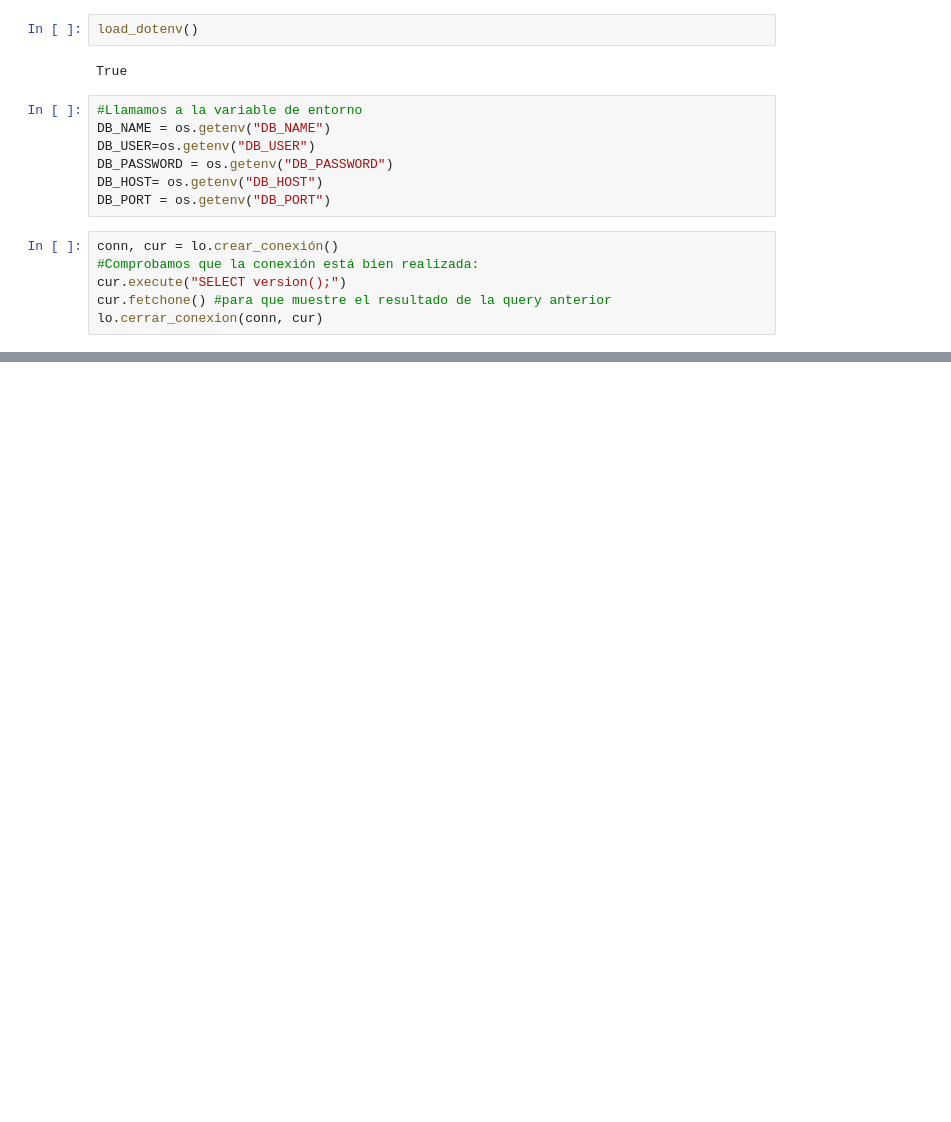
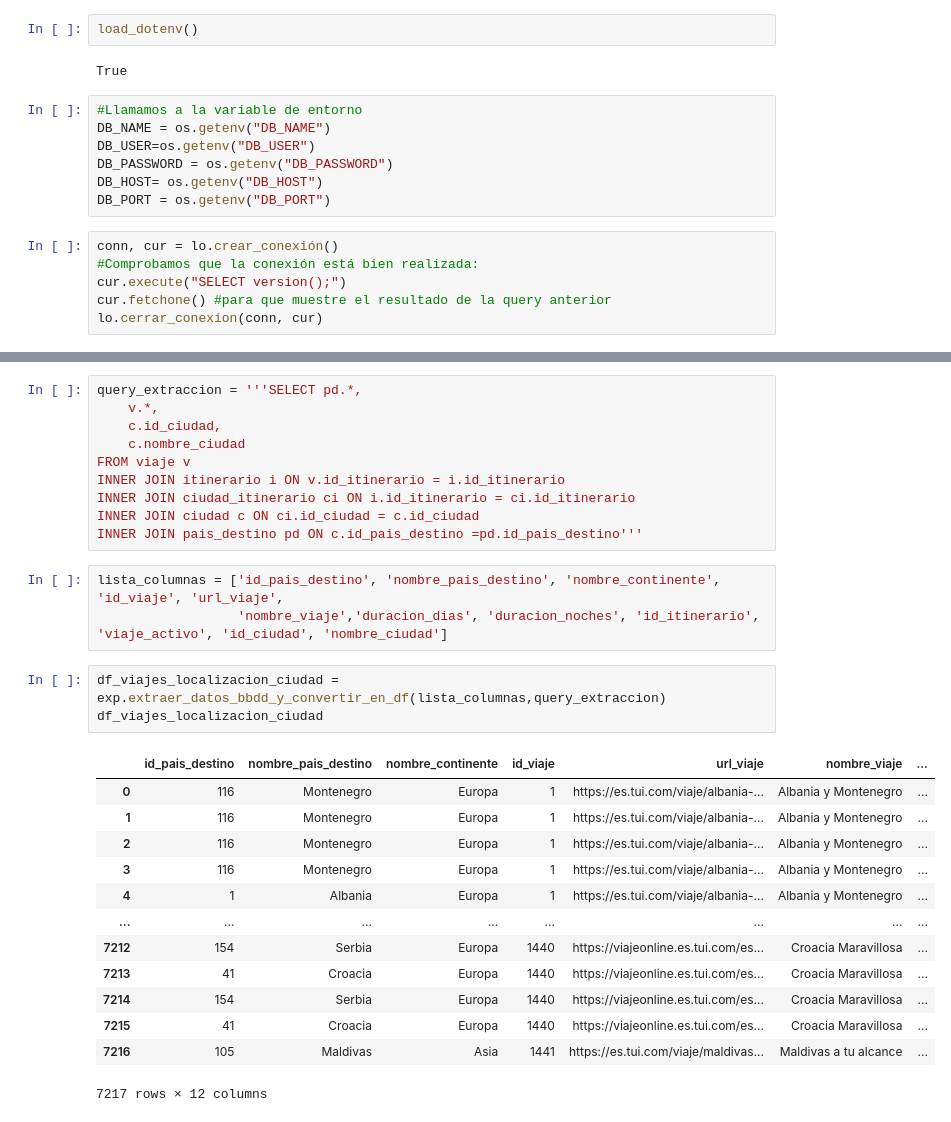
Before and after one commit to VanesaFloresRivera/Proyecto-Final, a Jupyter notebook: notebooks/eda.ipynb, the cells around one changed output, grey strips where cells are left out. Saved outputs shown, nothing was run; the diff lists cells and outputs as text; blank space fills up the shorter version.

```diff
--- a/notebooks/eda.ipynb
+++ b/notebooks/eda.ipynb
@@ -29,0 +86,30 @@ lo.cerrar_conexion(conn, cur)
+# %%
+query_extraccion = '''SELECT pd.*,
+	v.*,
+	c.id_ciudad,
+	c.nombre_ciudad
+FROM viaje v
+INNER JOIN itinerario i ON v.id_itinerario = i.id_itinerario
+INNER JOIN ciudad_itinerario ci ON i.id_itinerario = ci.id_itinerario
+INNER JOIN ciudad c ON ci.id_ciudad = c.id_ciudad
+INNER JOIN pais_destino pd ON c.id_pais_destino =pd.id_pais_destino'''
+# %%
+lista_columnas = ['id_pais_destino', 'nombre_pais_destino', 'nombre_continente', 'id_viaje', 'url_viaje',
+                  'nombre_viaje','duracion_dias', 'duracion_noches', 'id_itinerario', 'viaje_activo', 'id_ciudad', 'nombre_ciudad']
+# %%
+df_viajes_localizacion_ciudad = exp.extraer_datos_bbdd_y_convertir_en_df(lista_columnas,query_extraccion)
+df_viajes_localizacion_ciudad
+# %% [output]
+|  | id_pais_destino | nombre_pais_destino | nombre_continente | id_viaje | url_viaje | nombre_viaje | ... |
+| 0 | 116 | Montenegro | Europa | 1 | https://es.tui.com/viaje/albania-... | Albania y Montenegro | ... |
+| 1 | 116 | Montenegro | Europa | 1 | https://es.tui.com/viaje/albania-... | Albania y Montenegro | ... |
+| 2 | 116 | Montenegro | Europa | 1 | https://es.tui.com/viaje/albania-... | Albania y Montenegro | ... |
+| 3 | 116 | Montenegro | Europa | 1 | https://es.tui.com/viaje/albania-... | Albania y Montenegro | ... |
+| 4 | 1 | Albania | Europa | 1 | https://es.tui.com/viaje/albania-... | Albania y Montenegro | ... |
+| ... | ... | ... | ... | ... | ... | ... | ... |
+| 7212 | 154 | Serbia | Europa | 1440 | https://viajeonline.es.tui.com/es... | Croacia Maravillosa | ... |
+| 7213 | 41 | Croacia | Europa | 1440 | https://viajeonline.es.tui.com/es... | Croacia Maravillosa | ... |
+| 7214 | 154 | Serbia | Europa | 1440 | https://viajeonline.es.tui.com/es... | Croacia Maravillosa | ... |
+| 7215 | 41 | Croacia | Europa | 1440 | https://viajeonline.es.tui.com/es... | Croacia Maravillosa | ... |
+| 7216 | 105 | Maldivas | Asia | 1441 | https://es.tui.com/viaje/maldivas... | Maldivas a tu alcance | ... |
+7217 rows × 12 columns
```
Also changed, not shown: parts of 24 cells of this notebook, 12 other files.
